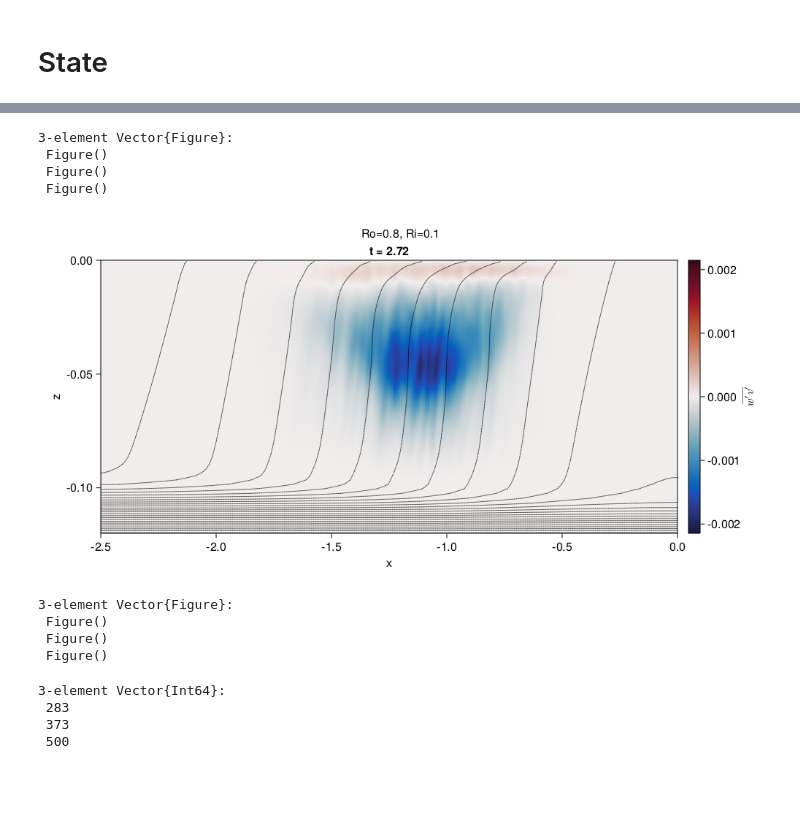
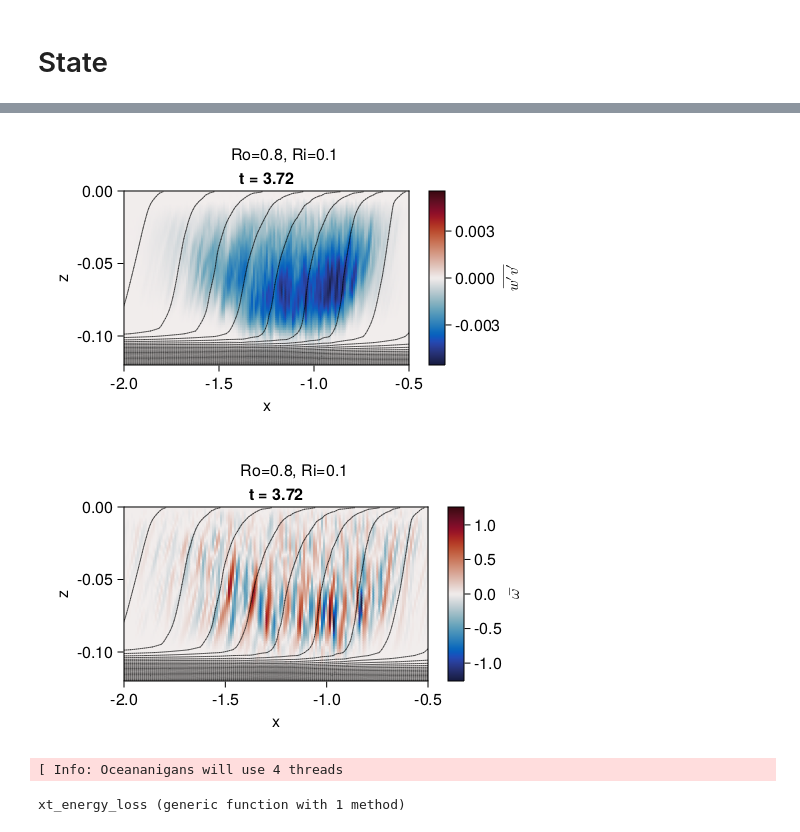
Before and after one commit to erin-atkinson/filament-instability, a Jupyter notebook: notebooks/PosterFigures.ipynb, the cells around one changed output, grey strips where cells are left out. Drawn from its saved outputs; the diff is of its cells as text; code cells hidden in the pictures; blank space fills up the shorter version.

```diff
--- a/notebooks/PosterFigures.ipynb
+++ b/notebooks/PosterFigures.ipynb
@@ -71,33 +46,27 @@ save("output/poster_figures/streamfunction_terms.png", ψterms_fig; px_per_unit=
-# %%
-xy_states_figs = map(runnames) do runname
-    fig = xy_states(runname, [2, 3, 4, 5], 118:128; resolution=(2000, 500), σ=3, field="v")
-    save("output/poster_figures/xy_states_$runname.png", fig; px_per_unit=2)
-    fig
-    end
-# %% [output]
-3-element Vector{Figure}:
- Figure()
- Figure()
- Figure()
-# %%
-xz_states(runnames[2], [373]; σ=1, resolution=(1000, 500), field="w′v′", limits=(-2.5, -0, -0.12, 0))
-# %% [output]
-[figure, removed]
 # %%
-xz_states_figs = map(zip(runnames, tsi)) do (runname, t)
-    fig = xz_states(runname, [t]; resolution=(1000, 500), field="w′v′", limits=(-2.5, -0, -0.12, 0),)
-    save("output/poster_figures/xz_states_fluc_earlier_$runname.png", fig; px_per_unit=2)
-    fig
-    end
+runname = runnames[2]
+foldername = foldernames[2]
+fig = xz_states(foldername, [373]; σ=0, resolution=(500, 300), field="w′v′", limits=(-2.0, -0.5, -0.12, 0))
+save("../output/poster_figures/xz_states_fluc_$runname.png", fig; px_per_unit=2)
+fig
+fig = xz_states(foldername, [473]; σ=0, resolution=(500, 300), field="w′v′", limits=(-2.0, -0.5, -0.12, 0))
+save("../output/poster_figures/xz_states_fluc2_$runname.png", fig; px_per_unit=2)
+fig
 # %% [output]
-3-element Vector{Figure}:
- Figure()
- Figure()
- Figure()
+[figure, added]
-# %%
-tsi = [383, 473, 600] .- 100
-# %% [output]
-3-element Vector{Int64}:
- 283
- 373
- 500
+# %%
+runname = runnames[2]
+foldername = foldernames[2]
+fig = xz_states(foldername, [373]; σ=0, resolution=(500, 300), field="ω", limits=(-2.0, -0.5, -0.12, 0))
+save("../output/poster_figures/xz_states_omega_$runname.png", fig; px_per_unit=2)
+fig
+fig = xz_states(foldername, [473]; σ=0, resolution=(500, 300), field="ω", limits=(-2.0, -0.5, -0.12, 0))
+save("../output/poster_figures/xz_states_omega2_$runname.png", fig; px_per_unit=2)
+fig
+# %% [output]
+[figure, added]
+# %%
+include("../src/figures/xt_energy_loss.jl")
+# %% [output]
+[ Info: Oceananigans will use 4 threads
+xt_energy_loss (generic function with 1 method)
```
Also changed, not shown: parts of 17 cells of this notebook, 34 other files.
